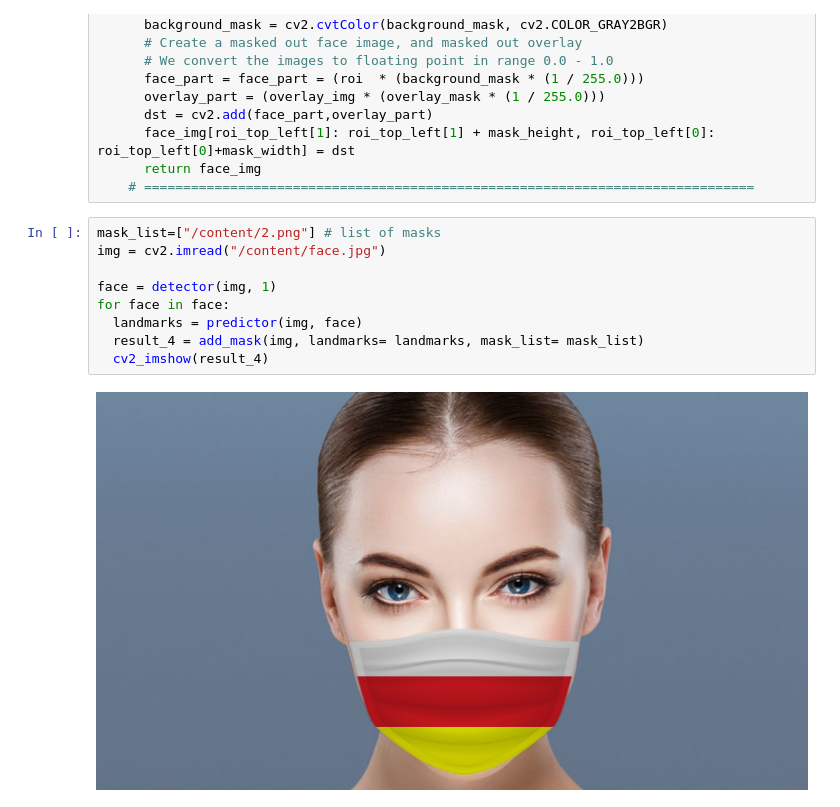
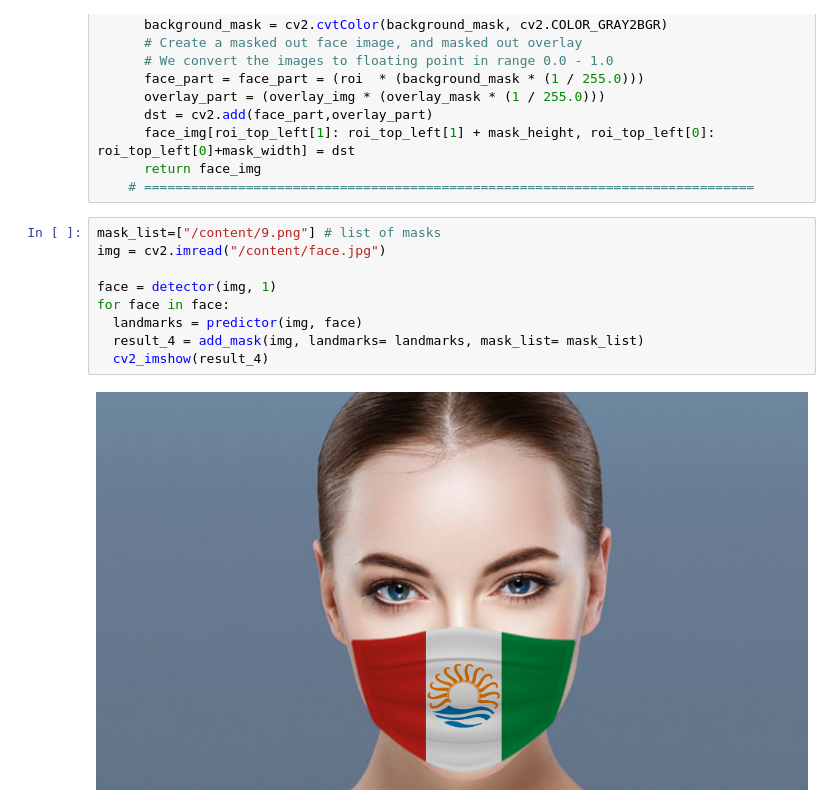
Before and after one commit to vaibhavsundharam/Face-landmark-detection-and-adding-filters, a Jupyter notebook: Facial_landmark_detection_and_adding_filters.ipynb, the cells around one changed output. Cells and saved outputs as stored; diff of their text form.

```diff
--- a/Facial_landmark_detection_and_adding_filters.ipynb
+++ b/Facial_landmark_detection_and_adding_filters.ipynb
@@ -169,13 +169,13 @@ for face in face:
       return face_img
     # ==============================================================================
 # %%
-mask_list=["/content/2.png"] # list of masks
+mask_list=["/content/9.png"] # list of masks
 img = cv2.imread("/content/face.jpg")
 
 face = detector(img, 1)
 for face in face:
   landmarks = predictor(img, face)
   result_4 = add_mask(img, landmarks= landmarks, mask_list= mask_list)
   cv2_imshow(result_4)
 # %% [output]
-[figure, old version]
+[figure, new version]
```
